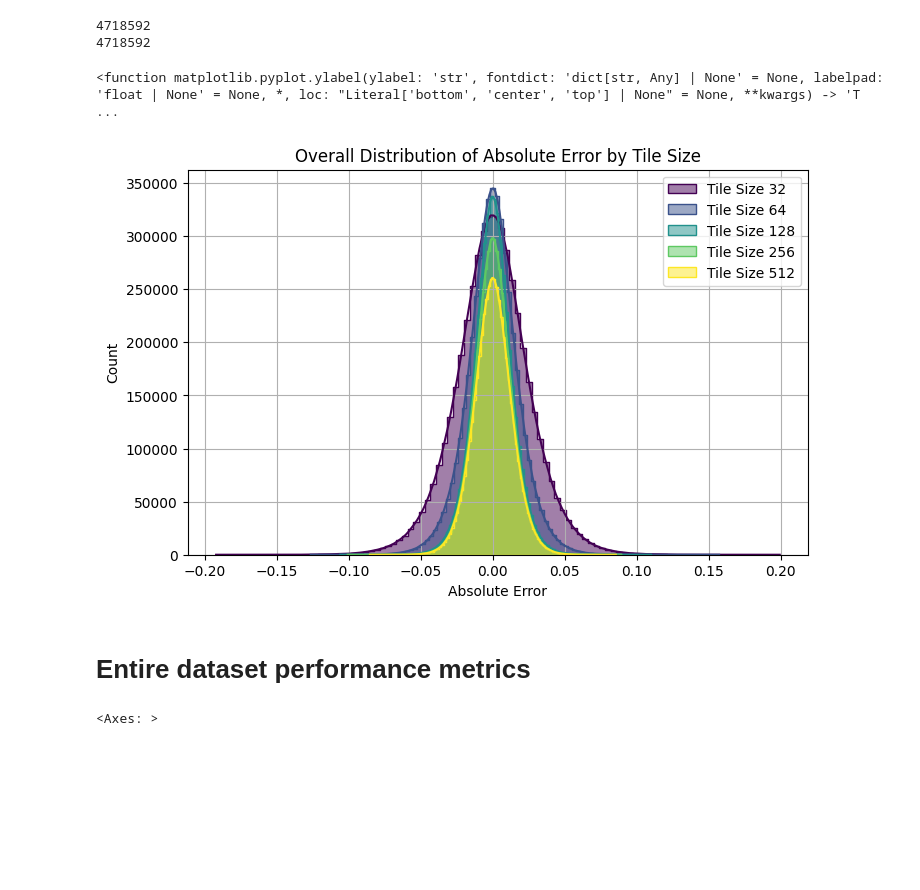
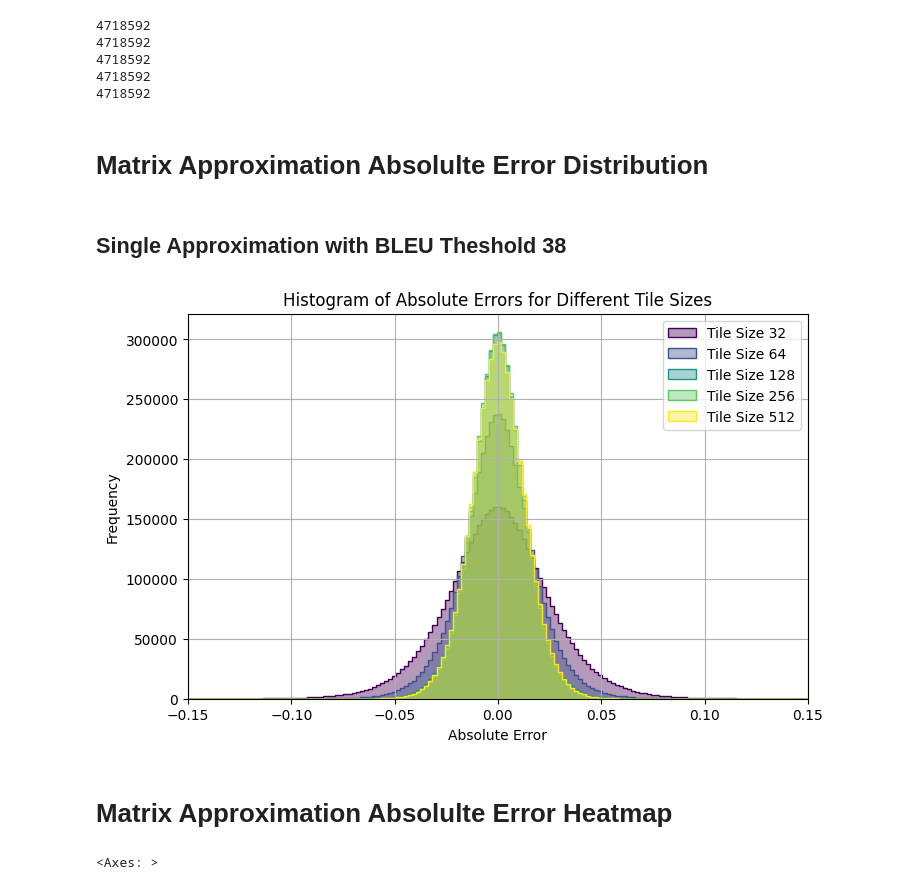
Before and after one commit to justinhuang666666/Approximate-Matrix-Vector-Multiplication, a Jupyter notebook: simulation_result/simulation_error.ipynb, the cells around one changed output. Cells and saved outputs as stored; diff of their text form; code cells hidden in the pictures; blank space fills up the shorter version.

```diff
--- a/simulation_result/simulation_error.ipynb
+++ b/simulation_result/simulation_error.ipynb
@@ -11,37 +11,64 @@ data1_64 = pd.read_csv('/Users/justin/Desktop/error1/single1_error_64.csv')
 data1_128 = pd.read_csv('/Users/justin/Desktop/error1/single1_error_128.csv')
 data1_256 = pd.read_csv('/Users/justin/Desktop/error1/single1_error_256.csv')
 data1_512 = pd.read_csv('/Users/justin/Desktop/error1/single1_error_512.csv')
+
+print(len(data1_32))
+print(len(data1_64))
+print(len(data1_128))
+print(len(data1_256))
+print(len(data1_512))
 # %% [output]
 4718592
 4718592
+4718592
+4718592
+4718592
+# %% [markdown]
+# Matrix Approximation Absolulte Error Distribution
+# %% [markdown]
+## Single Approximation with BLEU Theshold 38
 # %%
 import matplotlib.pyplot as plt
 import seaborn as sns
 import matplotlib.cm as cm
 
 # Define a colormap
 viridis = cm.get_cmap('viridis', 5)  # Get 5 distinct colors from the viridis colormap
 
 plt.figure(figsize=(8, 5))
 
-# Plot each dataset with colors from the viridis colormap
-sns.histplot(data=data1_32, x='Absolute Error', bins=100, kde=True, color=viridis(0), label='Tile Size 32', element='step')
-sns.histplot(data=data1_64, x='Absolute Error', bins=100, kde=True, color=viridis(1), label='Tile Size 64', element='step')
-sns.histplot(data=data1_128, x='Absolute Error', bins=100, kde=True, color=viridis(2), label='Tile Size 128', element='step')
-sns.histplot(data=data1_256, x='Absolute Error', bins=100, kde=True, color=viridis(3), label='Tile Size 256', element='step')
-sns.histplot(data=data1_512, x='Absolute Error', bins=100, kde=True, color=viridis(4), label='Tile Size 512', element='step')
 
-# Adding title and labels
-plt.title('Overall Distribution of Absolute Error by Tile Size')
+# Combine all data to calculate the common bin edges
+combined_data = np.concatenate([
+    data1_32['Absolute Error'],
+    data1_64['Absolute Error'],
+    data1_128['Absolute Error'],
+    data1_256['Absolute Error'],
+    data1_512['Absolute Error']
+])
+
+# Define common bins based on the combined data
+common_bins = np.histogram_bin_edges(combined_data, bins=200)
+
+# Plot histograms with the same bins
+sns.histplot(data=data1_32, x='Absolute Error', bins=common_bins, color=viridis(0), label='Tile Size 32', element='step',alpha=0.4)
+sns.histplot(data=data1_64, x='Absolute Error', bins=common_bins, color=viridis(1), label='Tile Size 64', element='step',alpha=0.4)
+sns.histplot(data=data1_128, x='Absolute Error', bins=common_bins, color=viridis(2), label='Tile Size 128', element='step',alpha=0.4)
+sns.histplot(data=data1_256, x='Absolute Error', bins=common_bins, color=viridis(3), label='Tile Size 256', element='step',alpha=0.4)
+sns.histplot(data=data1_512, x='Absolute Error', bins=common_bins, color=viridis(4), label='Tile Size 512', element='step',alpha=0.4)
+
+# Optional: Add legend and labels
+plt.legend()
 plt.xlabel('Absolute Error')
-plt.grid(True)
-plt.legend()
-plt.ylabel
+plt.ylabel('Frequency')
+plt.xlim([-0.15,0.15])
+plt.grid()
+plt.title('Histogram of Absolute Errors for Different Tile Sizes')
+plt.show()
 # %% [output]
-<function matplotlib.pyplot.ylabel(ylabel: 'str', fontdict: 'dict[str, Any] | None' = None, labelpad: 'float | None' = None, *, loc: "Literal['bottom', 'center', 'top'] | None" = None, **kwargs) -> 'T ...
-[figure, old version]
+[figure, new version]
-# %% [markdown]
-# Entire dataset performance metrics
+# %% [markdown]
+# Matrix Approximation Absolulte Error Heatmap
 # %%
 error = data1_512[(data1_512['Layer Index']==0)&(data1_512['Matrix Index']==0)]['Absolute Error']
 n = 512
```
Also changed, not shown: parts of 1 cell of this notebook, 14 other files.
